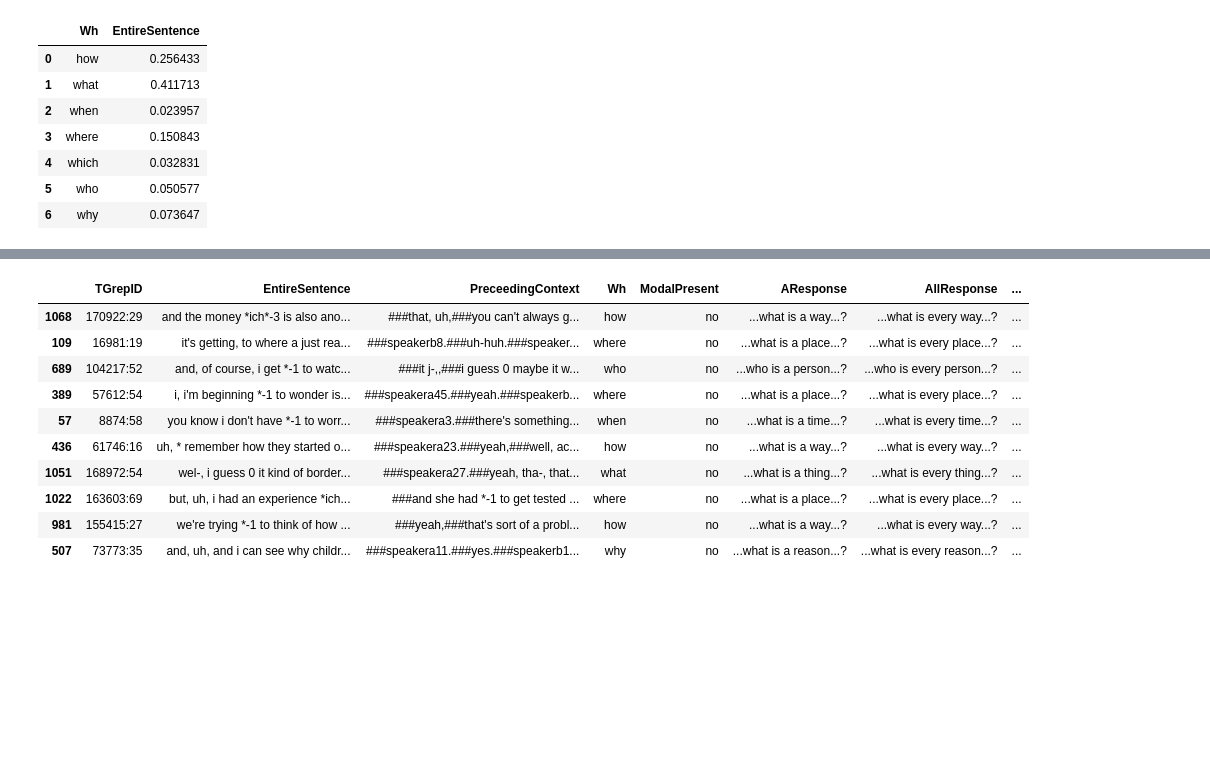
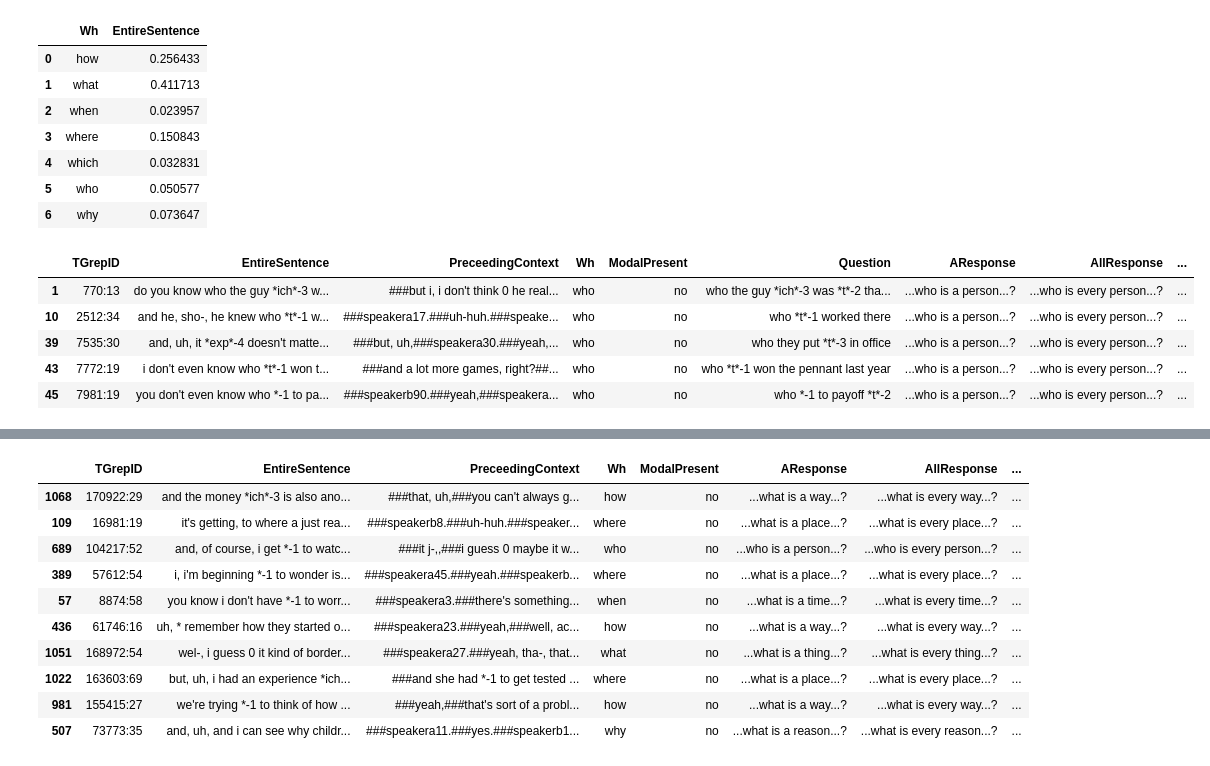
Before and after one commit to mcmoyer11/whquestions-tgrep2, a Jupyter notebook: corpus/analysis/sample_generator-embedded.ipynb, the cells around one changed output, grey strips where cells are left out. Cells and saved outputs as stored; diff of their text form; code cells hidden in the pictures; blank space fills up the shorter version.

```diff
--- a/corpus/analysis/sample_generator-embedded.ipynb
+++ b/corpus/analysis/sample_generator-embedded.ipynb
@@ -940,5 +936,14 @@ df_final.pivot_table(index=['Wh'], values="EntireSentence", aggfunc=len).groupby
 | 4 | which | 0.032831 |
 | 5 | who | 0.050577 |
 | 6 | why | 0.073647 |
+# %%
+df_final.head()
+# %% [output]
+|  | TGrepID | EntireSentence | PreceedingContext | Wh | ModalPresent | Question | AResponse | AllResponse | ... |
+| 1 | 770:13 | do you know who the guy *ich*-3 w... | ###but i, i don't think 0 he real... | who | no | who the guy *ich*-3 was *t*-2 tha... | ...who is a person...? | ...who is every person...? | ... |
+| 10 | 2512:34 | and he, sho-, he knew who *t*-1 w... | ###speakera17.###uh-huh.###speake... | who | no | who *t*-1 worked there | ...who is a person...? | ...who is every person...? | ... |
+| 39 | 7535:30 | and, uh, it *exp*-4 doesn't matte... | ###but, uh,###speakera30.###yeah,... | who | no | who they put *t*-3 in office | ...who is a person...? | ...who is every person...? | ... |
+| 43 | 7772:19 | i don't even know who *t*-1 won t... | ###and a lot more games, right?##... | who | no | who *t*-1 won the pennant last year | ...who is a person...? | ...who is every person...? | ... |
+| 45 | 7981:19 | you don't even know who *-1 to pa... | ###speakerb90.###yeah,###speakera... | who | no | who *-1 to payoff *t*-2 | ...who is a person...? | ...who is every person...? | ... |
 # %%
 eq_pilot = df_final.sample(10,random_state=666)
```
Also changed, not shown: parts of 69 cells of this notebook, 9 other files.
